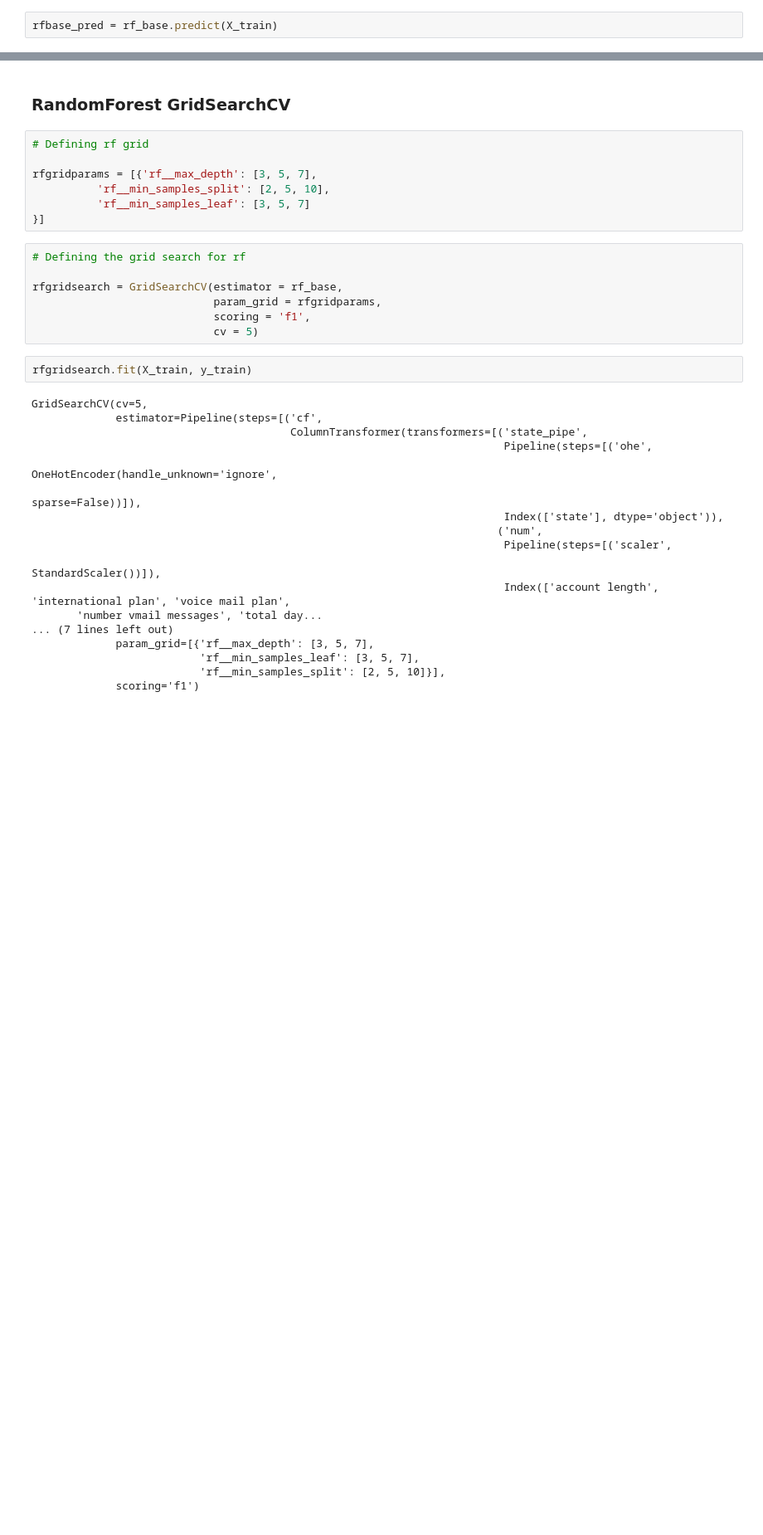
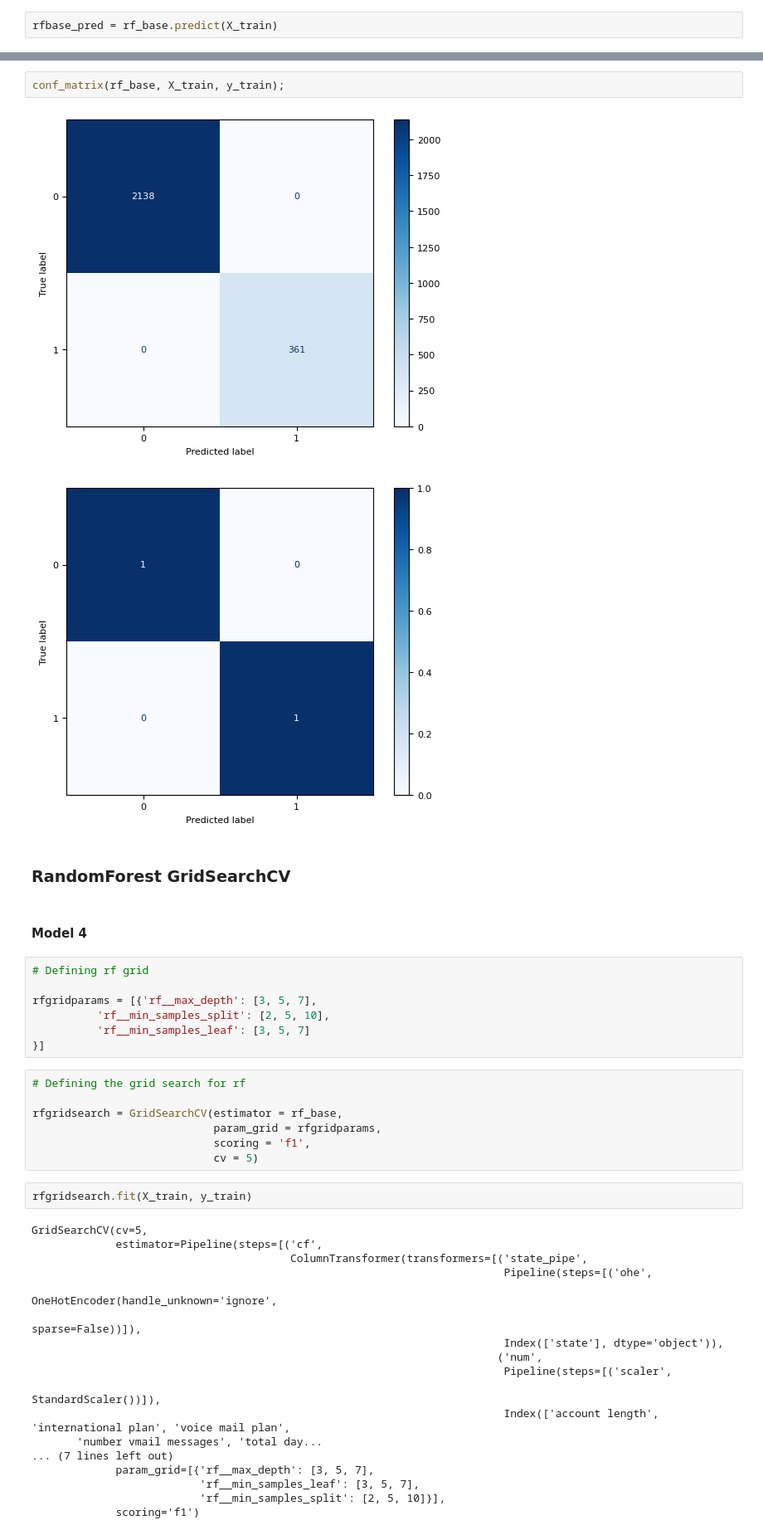
Before and after one commit to deannagould/phase3_customerchurn, a Jupyter notebook: model_notebook.ipynb, the cells around one changed output, grey strips where cells are left out. Shown: that part at 83% size. Cells and saved outputs as stored; diff of their text form; blank space fills up the shorter version.

Commit message:
completed models and gridsearch

```diff
--- a/model_notebook.ipynb
+++ b/model_notebook.ipynb
@@ -584,5 +624,12 @@ rfbase_pred = rf_base.predict(X_train)
+# %%
+conf_matrix(rf_base, X_train, y_train);
+# %% [output]
+[figure, added]
+[figure, added]
 # %% [markdown]
 ### RandomForest GridSearchCV
+# %% [markdown]
+#### Model 4
 # %%
 # Defining rf grid
 
```
Also changed, not shown: parts of 70 cells of this notebook, 1 other file.
